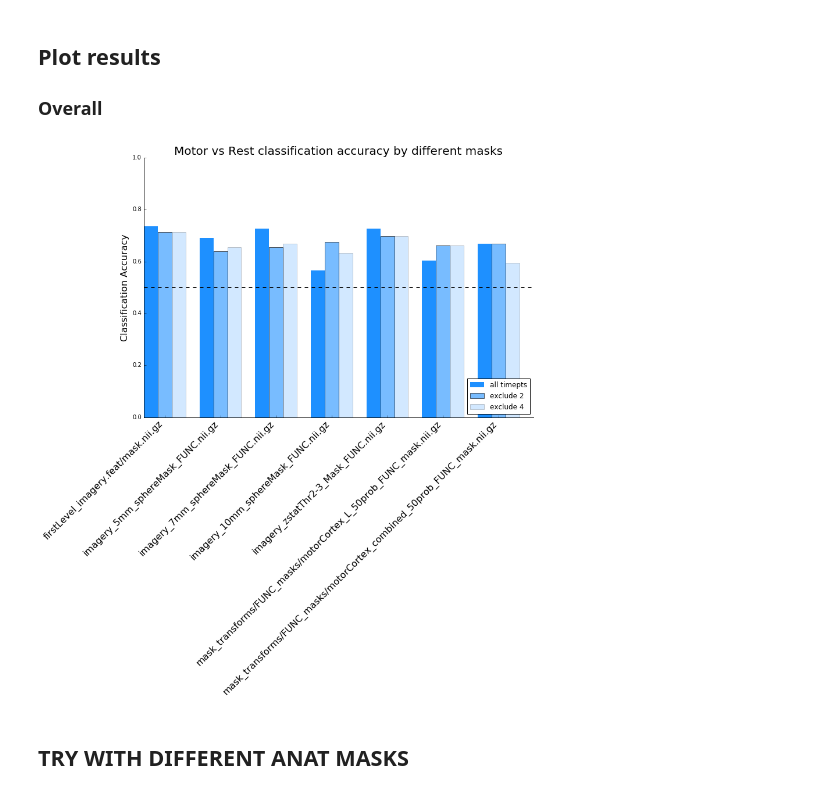
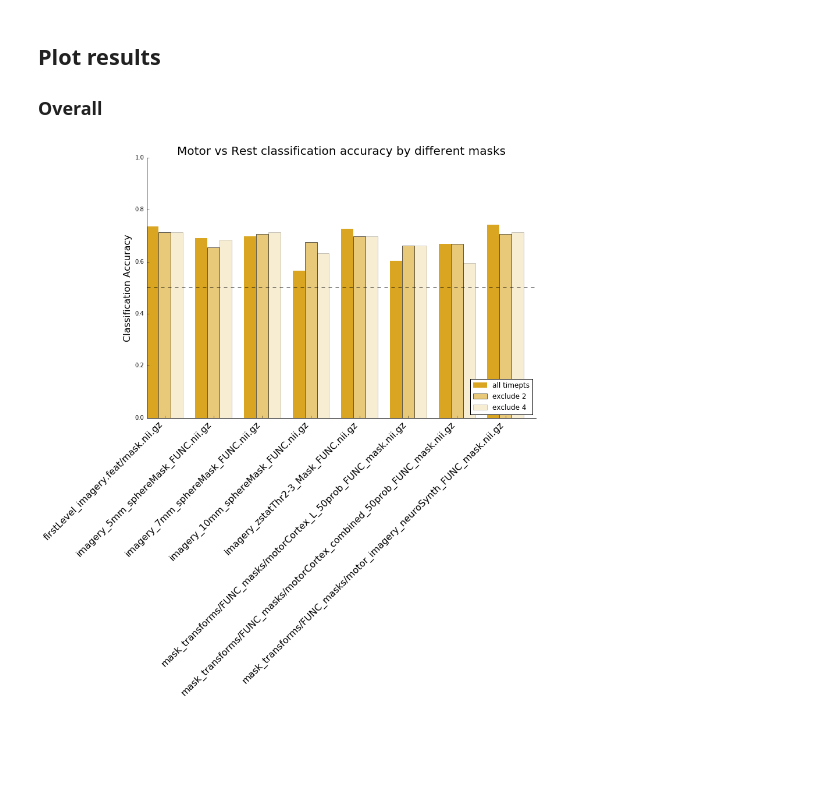
Before and after one commit to jeffmacinnes/b2b, a Jupyter notebook: analysis/pilot2/pilot2_analyses.ipynb, the cells around one changed output. Cells and saved outputs as stored; diff of their text form; code cells hidden in the pictures; blank space fills up the shorter version.

```diff
--- a/analysis/pilot2/pilot2_analyses.ipynb
+++ b/analysis/pilot2/pilot2_analyses.ipynb
@@ -134,7 +132,7 @@ from sklearn.svm import SVC
 from sklearn.model_selection import KFold
 from sklearn.model_selection import cross_val_score
 # %%
-def buildClassifier(funcFile, maskFile, labelsFile):
+def buildClassifier(funcFile, maskFile, labelsFile, c=100):
     """ Train a classifier on the specified funcFile
 
     classifier will be trained using voxels found in maskFile. Timepts
@@ -157,7 +155,7 @@ def buildClassifier(funcFile, maskFile, labelsFile):
     labels = labels[conditions_mask]
 
     # build the classifier object
-    clf = SVC(kernel='linear', C=100, probability=True)
+    clf = SVC(kernel='linear', C=c, probability=True)
 
     # see how classifier performs through cross validation
     cv = KFold(n_splits=5)
@@ -282,7 +280,7 @@ def plotClassifierResults(maskFile, trainLabelsFile, trainFunc, testFunc1, testF
     # set colors
     if taskType == 'finger-tapping':
         taskColor = 'dodgerBlue'
-    elif taskType == 'imagery':
+    elif taskType == 'motor-imagery':
         taskColor = 'goldenrod'
 
     # load the mask
@@ -609,7 +607,8 @@ masks = ['firstLevel_imagery.feat/mask.nii.gz',
          'imagery_10mm_sphereMask_FUNC.nii.gz',
          'imagery_zstatThr2-3_Mask_FUNC.nii.gz',
          'mask_transforms/FUNC_masks/motorCortex_L_50prob_FUNC_mask.nii.gz',
-         'mask_transforms/FUNC_masks/motorCortex_combined_50prob_FUNC_mask.nii.gz']
+         'mask_transforms/FUNC_masks/motorCortex_combined_50prob_FUNC_mask.nii.gz',
+         'mask_transforms/FUNC_masks/motor_imagery_neuroSynth_FUNC_mask.nii.gz']
 
 labels = ['timingFiles/fullRunLabels.txt',
          'timingFiles/fullRunLabels_excl2.txt',
@@ -627,7 +626,7 @@ for mask in masks:
         labelFile = join(rtDir, label)
 
         # build classifier
-        clf = buildClassifier(trainFunc, maskFile, labelFile)
+        clf = buildClassifier(trainFunc, maskFile, labelFile, c=1)
 
         # timepts label array for test runs
         timeptLabels = np.array(['Rest', 'Rest'] + list(np.repeat(['Rest', 'Active'], 8))*4 + ['Rest', 'Rest'])
@@ -689,7 +688,7 @@ TRAIN: mean crossval acc: 0.6256410256410255, stdDev: 0.0867258180783988
 ## Plot results
 ### Overall
 # %%
-xInd = np.arange(7)
+xInd = np.arange(8)
 width = 0.25
 
 fig,ax = plt.subplots(figsize=(12,8))
@@ -700,7 +699,7 @@ allTmpts = imagery_testAcc.loc[imagery_testAcc['labels'] == 'fullRunLabels']
 rects1 = ax.bar(xInd,
                 allTmpts['meanAcc'],
                 width,
-                color='dodgerblue',
+                color='goldenrod',
                 edgecolor='none',
                 label='all timepts')
 
@@ -710,35 +709,33 @@ exclude2 = imagery_testAcc.loc[imagery_testAcc['labels'] == 'fullRunLabels_excl2
 rects2 = ax.bar(xInd+width,
                exclude2['meanAcc'],
                width,
-               color='dodgerblue',
+               color='goldenrod',
                alpha=.6,
                edgecolor='none',
                label='exclude 2')
 
 # exclude 2s plot
 exclude2 = imagery_testAcc.loc[imagery_testAcc['labels'] == 'fullRunLabels_excl4']
 rects2 = ax.bar(xInd+width*2,
                exclude2['meanAcc'],
                width,
-               color='dodgerblue',
+               color='goldenrod',
                alpha=.2,
                edgecolor='none',
                label='exclude 4')
 
 ax.axhline(y=.5, color='k', ls='--')
 
 # format plot
 ax.set_ylabel('Classification Accuracy', fontsize=16)
 ax.set_ylim([0,1])
 ax.set_title('Motor vs Rest classification accuracy by different masks', fontsize=20)
 ax.set_xticks(xInd+width*1.5)
 ax.set_xticklabels(masks, rotation=45, fontsize=16, ha='right')
 ax.legend(loc=4)
 
 ax.spines['top'].set_visible(False)
 ax.spines['right'].set_visible(False)
 plt.tick_params(top='off', right='off')
 # %% [output]
-[figure, old version]
+[figure, new version]
-# %% [markdown]
-## TRY WITH DIFFERENT ANAT MASKS
```
Also changed, not shown: parts of 12 cells of this notebook, 17 other files.
